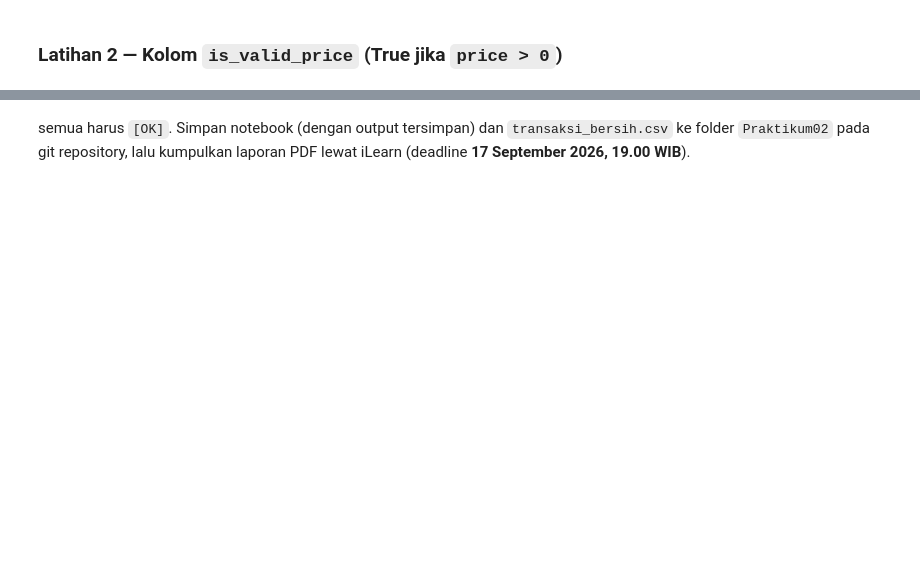
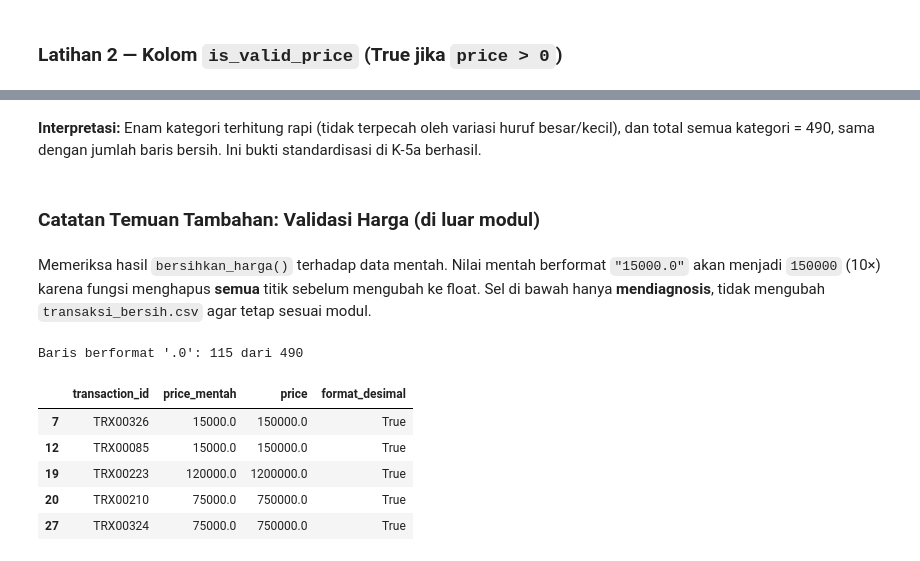
Before and after one commit to vi-xoxo/BigData26_KelasB_2311533010_Irgi-Fatihul-Ihsan, a Jupyter notebook: Praktikum2/BD_KELAS_B_PO2_2311533010_IRGI_FATIHUL_IHSAN.ipynb, the cells around one changed output, grey strips where cells are left out. Drawn from its saved outputs; the diff is of its cells as text; code cells hidden in the pictures; blank space fills up the shorter version.

```diff
--- a/Praktikum2/BD_KELAS_B_PO2_2311533010_IRGI_FATIHUL_IHSAN.ipynb
+++ b/Praktikum2/BD_KELAS_B_PO2_2311533010_IRGI_FATIHUL_IHSAN.ipynb
@@ -576,2 +447,20 @@ for k, v in daftar.items():
-# %% [markdown]
-semua harus `[OK]`. Simpan notebook (dengan output tersimpan) dan `transaksi_bersih.csv` ke folder `Praktikum02` pada git repository, lalu kumpulkan laporan PDF lewat iLearn (deadline **17 September 2026, 19.00 WIB**).
+# %% [markdown]
+**Interpretasi:** Enam kategori terhitung rapi (tidak terpecah oleh variasi huruf besar/kecil), dan total semua kategori = 490, sama dengan jumlah baris bersih. Ini bukti standardisasi di K-5a berhasil.
+# %% [markdown]
+### Catatan Temuan Tambahan: Validasi Harga (di luar modul)
+# %% [markdown]
+Memeriksa hasil `bersihkan_harga()` terhadap data mentah. Nilai mentah berformat `"15000.0"` akan menjadi `150000` (10×) karena fungsi menghapus **semua** titik sebelum mengubah ke float. Sel di bawah hanya **mendiagnosis**, tidak mengubah `transaksi_bersih.csv` agar tetap sesuai modul.
+# %%
+cek = mentah.drop_duplicates("transaction_id")[["transaction_id", "price"]].rename(columns={"price": "price_mentah"}).merge(
+    bersih[["transaction_id", "price"]], on="transaction_id")
+cek["format_desimal"] = cek["price_mentah"].astype(str).str.strip().str.endswith(".0")
+print("Baris berformat '.0':", cek["format_desimal"].sum(), "dari", len(cek))
+cek[cek["format_desimal"]].head()
+# %% [output]
+Baris berformat '.0': 115 dari 490
+|  | transaction_id | price_mentah | price | format_desimal |
+| 7 | TRX00326 | 15000.0 | 150000.0 | True |
+| 12 | TRX00085 | 15000.0 | 150000.0 | True |
+| 19 | TRX00223 | 120000.0 | 1200000.0 | True |
+| 20 | TRX00210 | 75000.0 | 750000.0 | True |
+| 27 | TRX00324 | 75000.0 | 750000.0 | True |
```
Also changed, not shown: parts of 90 cells of this notebook.
